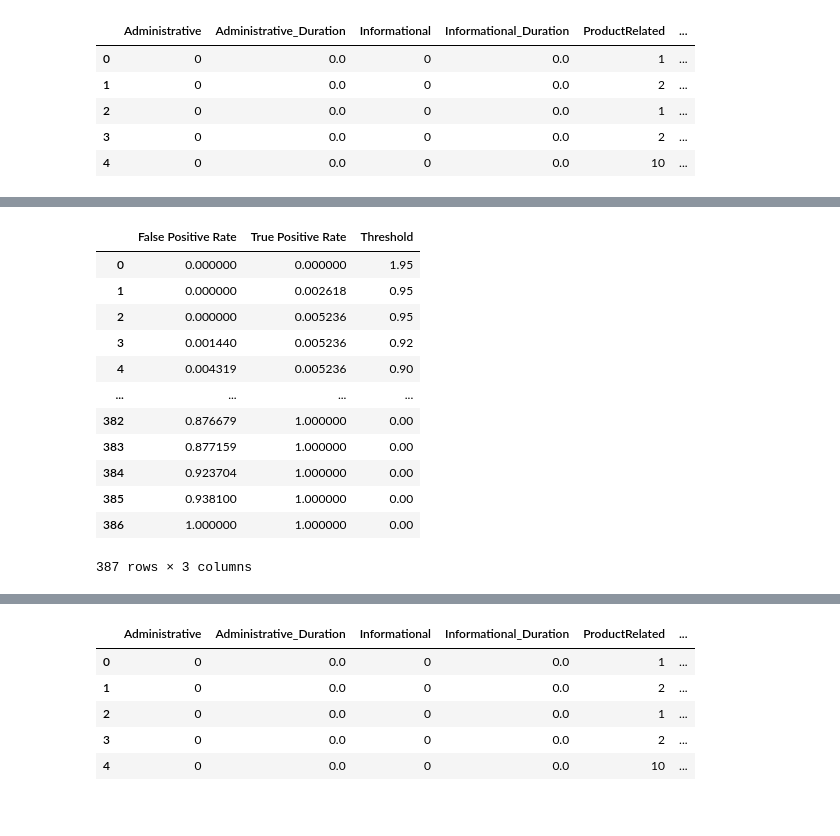
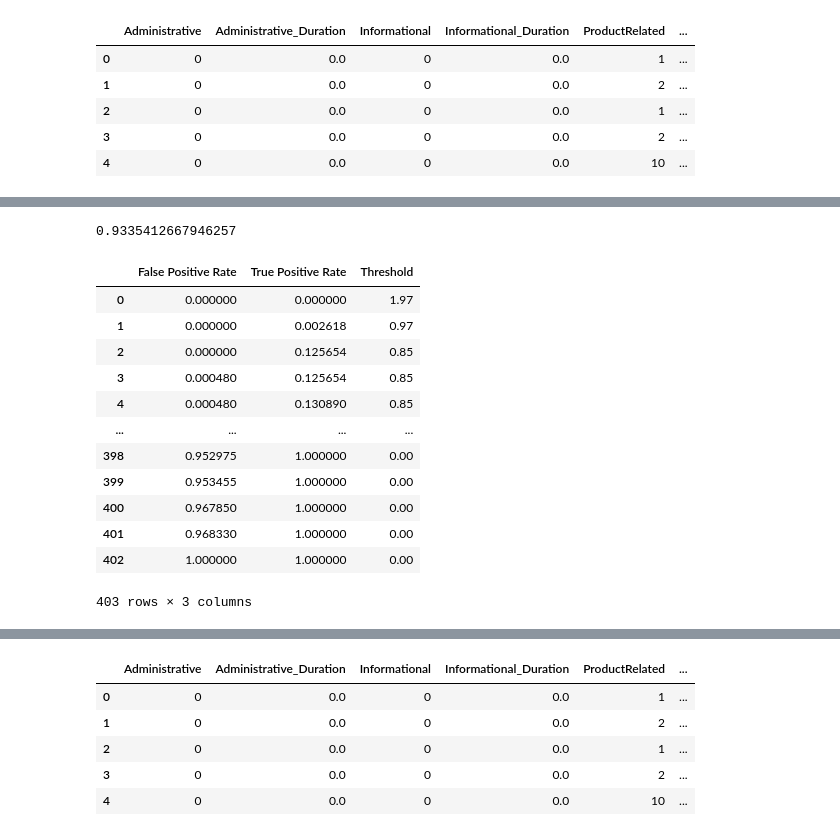
Before and after one commit to AndrewArnett/BuildWeek2, a Jupyter notebook: Build_Week_2.ipynb, the cells around one changed output, grey strips where cells are left out. Saved outputs shown, nothing was run; the diff lists cells and outputs as text; code cells hidden in the pictures.

```diff
--- a/Build_Week_2.ipynb
+++ b/Build_Week_2.ipynb
@@ -45,3 +54,5 @@ df = pd.read_csv('https://archive.ics.uci.edu/ml/machine-learning-databases/0046
+# %%
+df = pd.read_csv('online_shoppers_intention.csv')
 # %%
 from pandas_profiling import ProfileReport
 
@@ -61,0 +75,6 @@ df.head()
+# %%
+df1 = df.copy()
+df1['Returning'] = df1['VisitorType'] == 'Returning_Visitor'
+df1['Gift'] = (df1['SpecialDay']>=0.6) & (df1['Returning']==True)
+df1 = df1.drop('Returning', axis=1)
+df1.head()
@@ -79,0 +102,8 @@ df.head()
+# %%
+log_model1 = make_pipeline(
+    OneHotEncoder(use_cat_names=True),
+    StandardScaler(),
+    LogisticRegression()
+)
+
+log_model1.fit(X_train, y_train)
@@ -80,12 +188,12 @@ df.head()
 # %%
-#for_model = make_pipeline(
+model = make_pipeline(
     OneHotEncoder(use_cat_names=True),
-    SimpleImputer(strategy='mean'),
     StandardScaler(),
-    RandomForestClassifier(random_state=23)
-#)
+    RandomForestClassifier(n_estimators=500, criterion='entropy', min_samples_leaf=2,
+                           random_state=23)
+)
 
-#for_model.fit(X_train, y_train)
+model.fit(X_train, y_train)
 # %% [output]
 Pipeline(memory=None,
          steps=[('onehotencoder',
@@ -169,27 +240,29 @@ array([0.22189379, 0.21491808, 0.17714562, 0.10672407, 0.12207661,
 # %%
-y_pred_prob = for_model.predict_proba(X_val)[:, -1]
+y_pred_prob = model.predict_proba(X_val)[:, -1]
 
 fpr, tpr, thresholds = roc_curve(y_val, y_pred_prob)
 
-df2 = pd.DataFrame({'False Positive Rate': fpr,
+tpr_fpr_thresh = pd.DataFrame({'False Positive Rate': fpr,
                     'True Positive Rate': tpr,
                     'Threshold': np.round(thresholds, 2)})
 
-df2
+print(roc_auc_score(y_val, y_pred_prob))
+tpr_fpr_thresh
 # %% [output]
+0.9335412667946257
 |  | False Positive Rate | True Positive Rate | Threshold |
-| 0 | 0.000000 | 0.000000 | 1.95 |
-| 1 | 0.000000 | 0.002618 | 0.95 |
-| 2 | 0.000000 | 0.005236 | 0.95 |
-| 3 | 0.001440 | 0.005236 | 0.92 |
-| 4 | 0.004319 | 0.005236 | 0.90 |
+| 0 | 0.000000 | 0.000000 | 1.97 |
+| 1 | 0.000000 | 0.002618 | 0.97 |
+| 2 | 0.000000 | 0.125654 | 0.85 |
+| 3 | 0.000480 | 0.125654 | 0.85 |
+| 4 | 0.000480 | 0.130890 | 0.85 |
 | ... | ... | ... | ... |
-| 382 | 0.876679 | 1.000000 | 0.00 |
-| 383 | 0.877159 | 1.000000 | 0.00 |
-| 384 | 0.923704 | 1.000000 | 0.00 |
-| 385 | 0.938100 | 1.000000 | 0.00 |
-| 386 | 1.000000 | 1.000000 | 0.00 |
+| 398 | 0.952975 | 1.000000 | 0.00 |
+| 399 | 0.953455 | 1.000000 | 0.00 |
+| 400 | 0.967850 | 1.000000 | 0.00 |
+| 401 | 0.968330 | 1.000000 | 0.00 |
+| 402 | 1.000000 | 1.000000 | 0.00 |
-387 rows × 3 columns
+403 rows × 3 columns
 # %%
 plt.plot(fpr, tpr)
 plt.xlabel('False Positive Rate')
```
Also changed, not shown: parts of 78 cells of this notebook.
